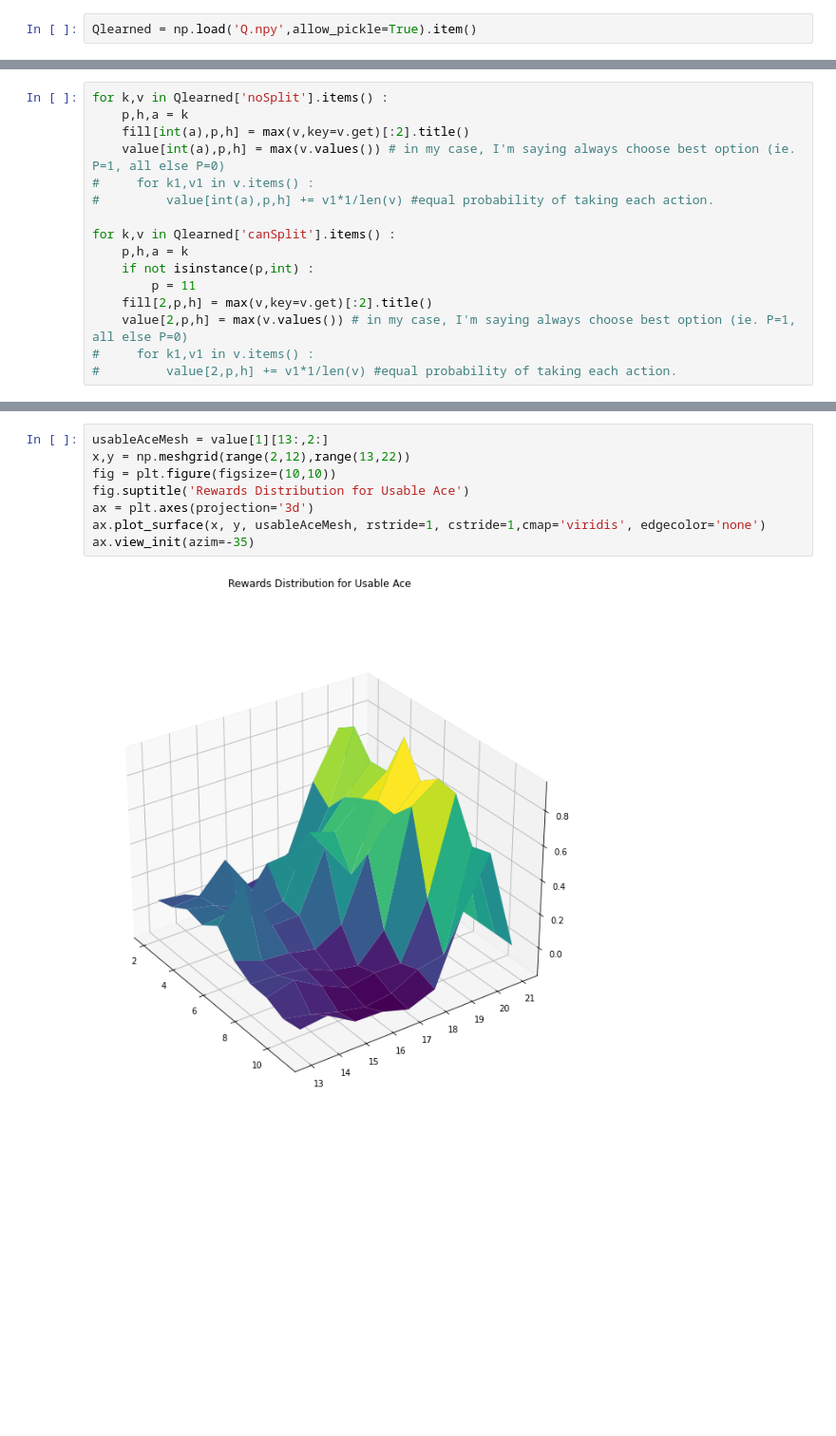
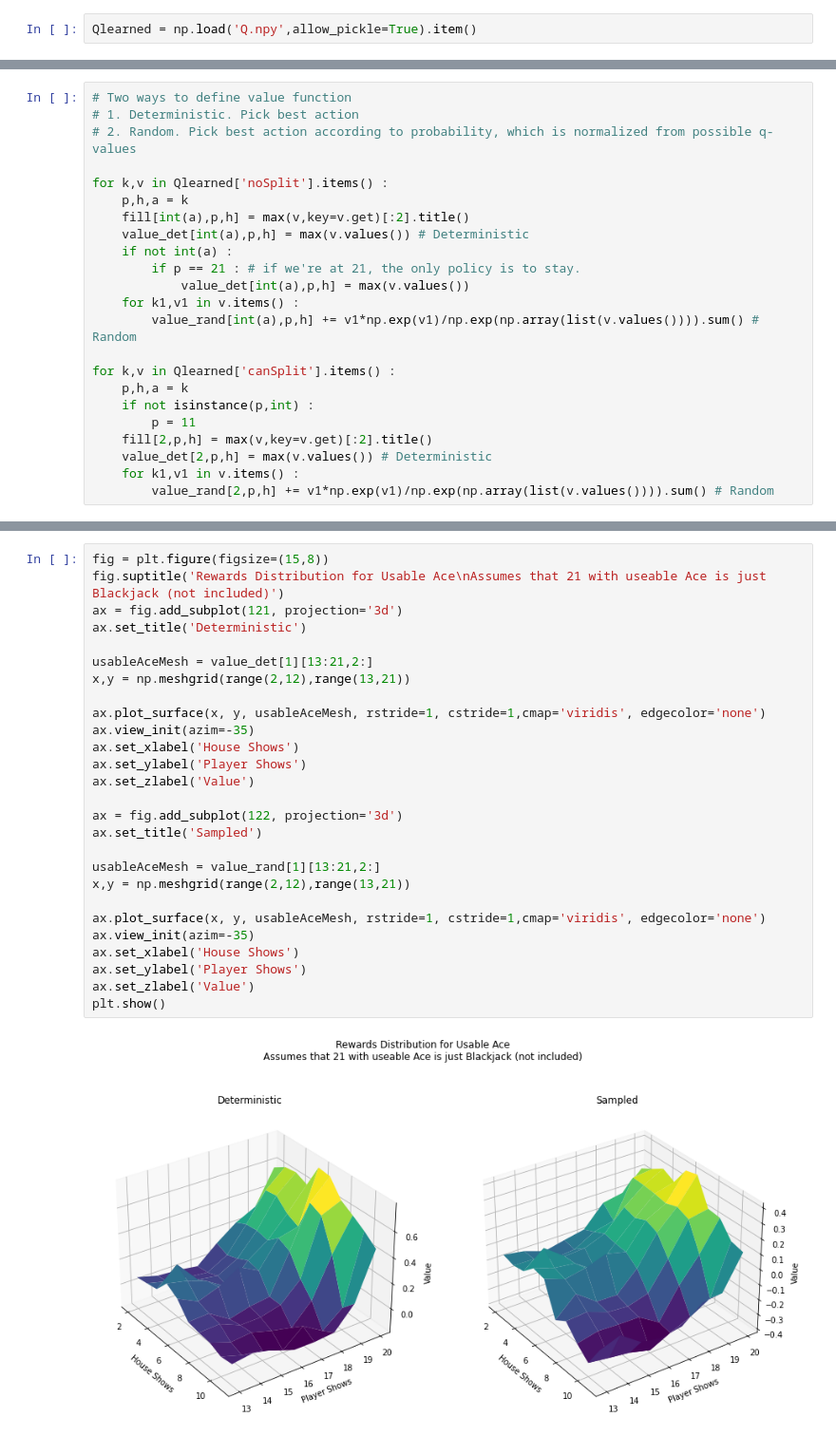
Before and after one commit to petersim1/Blackjack_RL, a Jupyter notebook: Blackjack.ipynb, the cells around one changed output, grey strips where cells are left out. Shown at 95% size. Saved outputs shown, nothing was run; the diff lists cells and outputs as text; blank space fills up the shorter version.

```diff
--- a/Blackjack.ipynb
+++ b/Blackjack.ipynb
@@ -376,16 +515,23 @@ value = np.zeros((3,21+1,11+1))
 # %%
+# Two ways to define value function
+# 1. Deterministic. Pick best action
+# 2. Random. Pick best action according to probability, which is normalized from possible q-values
+
 for k,v in Qlearned['noSplit'].items() :
     p,h,a = k
     fill[int(a),p,h] = max(v,key=v.get)[:2].title()
-    value[int(a),p,h] = max(v.values()) # in my case, I'm saying always choose best option (ie. P=1, all else P=0)
-#     for k1,v1 in v.items() :
-#         value[int(a),p,h] += v1*1/len(v) #equal probability of taking each action.
+    value_det[int(a),p,h] = max(v.values()) # Deterministic
+    if not int(a) :
+        if p == 21 : # if we're at 21, the only policy is to stay.
+            value_det[int(a),p,h] = max(v.values())
+    for k1,v1 in v.items() :
+        value_rand[int(a),p,h] += v1*np.exp(v1)/np.exp(np.array(list(v.values()))).sum() # Random
 
 for k,v in Qlearned['canSplit'].items() :
     p,h,a = k
     if not isinstance(p,int) :
         p = 11
     fill[2,p,h] = max(v,key=v.get)[:2].title()
-    value[2,p,h] = max(v.values()) # in my case, I'm saying always choose best option (ie. P=1, all else P=0)
-#     for k1,v1 in v.items() :
-#         value[2,p,h] += v1*1/len(v) #equal probability of taking each action.
+    value_det[2,p,h] = max(v.values()) # Deterministic
+    for k1,v1 in v.items() :
+        value_rand[2,p,h] += v1*np.exp(v1)/np.exp(np.array(list(v.values()))).sum() # Random
@@ -402,11 +571,30 @@ ax.view_init(azim=-20)
 # %%
-usableAceMesh = value[1][13:,2:]
-x,y = np.meshgrid(range(2,12),range(13,22))
-fig = plt.figure(figsize=(10,10))
-fig.suptitle('Rewards Distribution for Usable Ace')
-ax = plt.axes(projection='3d')
+fig = plt.figure(figsize=(15,8))
+fig.suptitle('Rewards Distribution for Usable Ace\nAssumes that 21 with useable Ace is just Blackjack (not included)')
+ax = fig.add_subplot(121, projection='3d')
+ax.set_title('Deterministic')
+
+usableAceMesh = value_det[1][13:21,2:]
+x,y = np.meshgrid(range(2,12),range(13,21))
+
 ax.plot_surface(x, y, usableAceMesh, rstride=1, cstride=1,cmap='viridis', edgecolor='none')
 ax.view_init(azim=-35)
+ax.set_xlabel('House Shows')
+ax.set_ylabel('Player Shows')
+ax.set_zlabel('Value')
+
+ax = fig.add_subplot(122, projection='3d')
+ax.set_title('Sampled')
+
+usableAceMesh = value_rand[1][13:21,2:]
+x,y = np.meshgrid(range(2,12),range(13,21))
+
+ax.plot_surface(x, y, usableAceMesh, rstride=1, cstride=1,cmap='viridis', edgecolor='none')
+ax.view_init(azim=-35)
+ax.set_xlabel('House Shows')
+ax.set_ylabel('Player Shows')
+ax.set_zlabel('Value')
+plt.show()
 # %% [output]
-[figure, old version]
+[figure, new version]
 # %%
```
Also changed, not shown: parts of 27 cells of this notebook, 2 other files.
